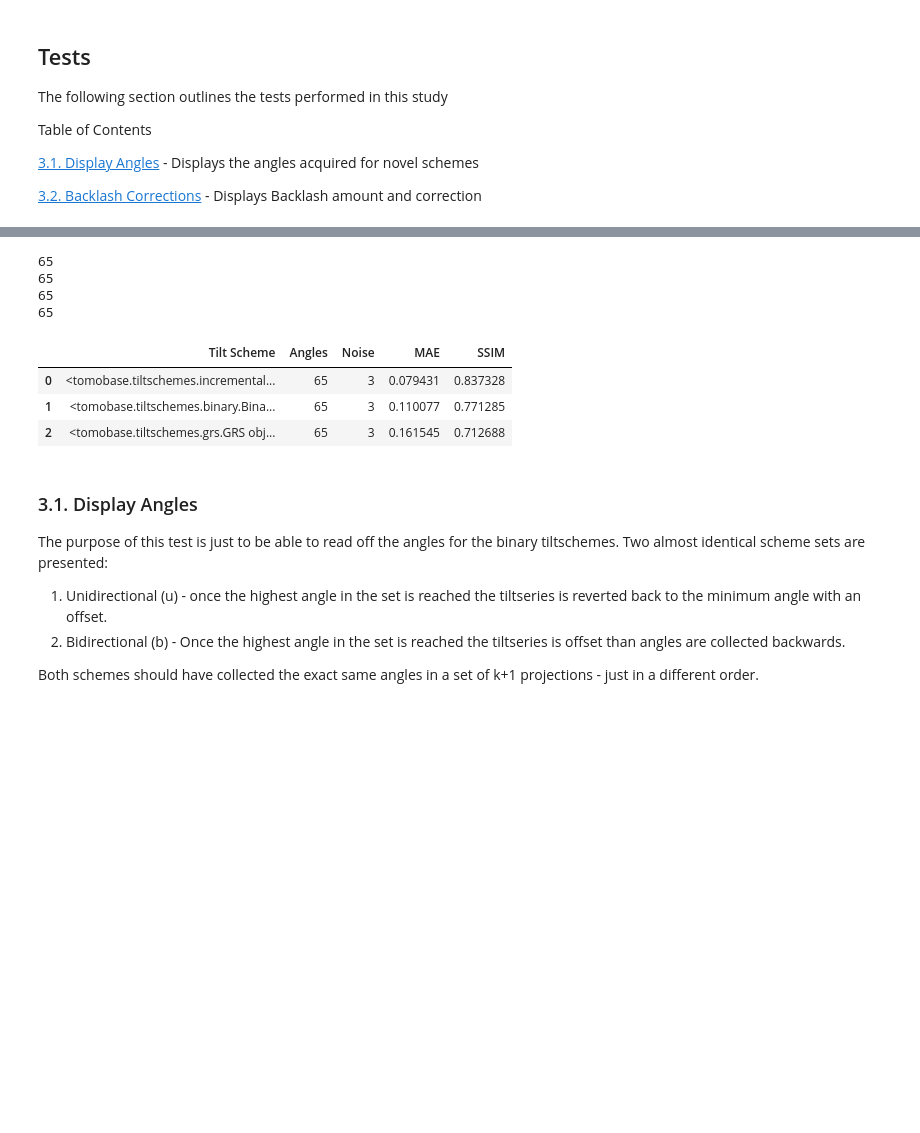
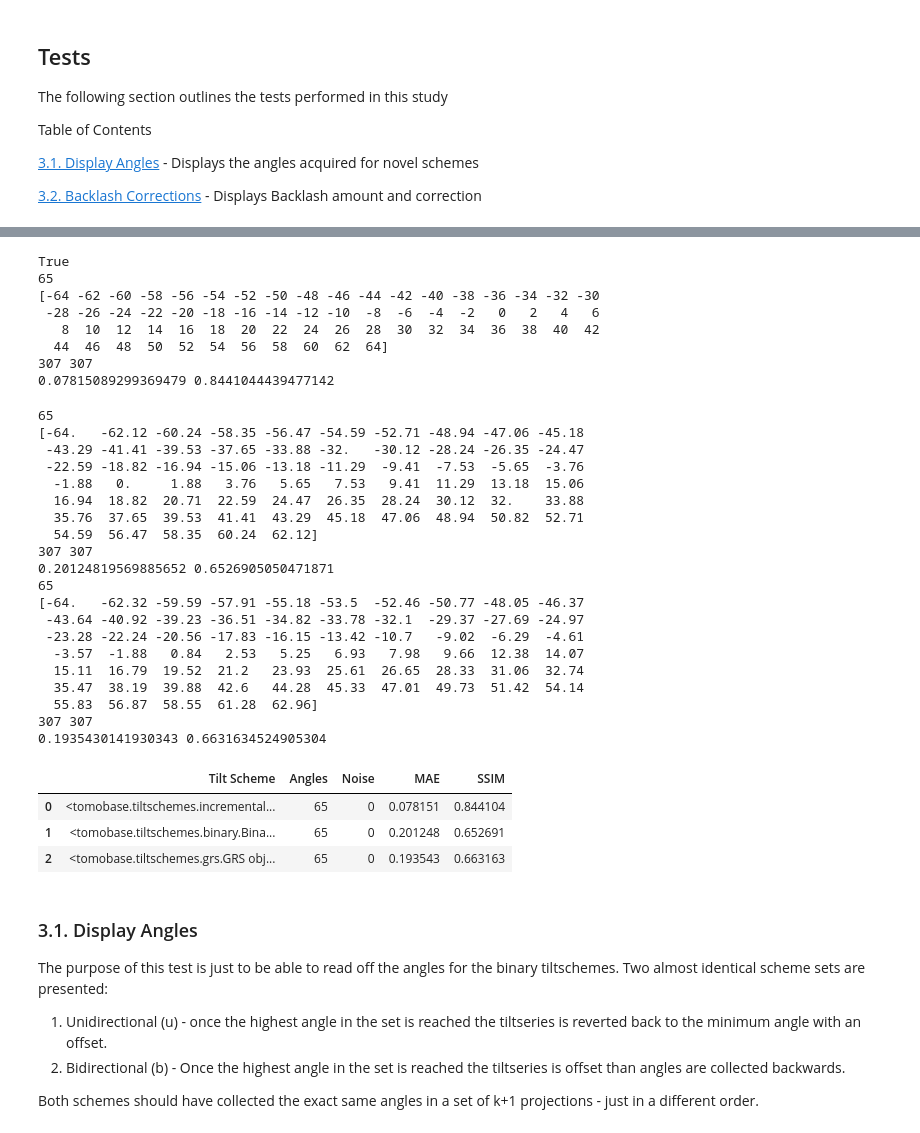
Before and after one commit to Tcraig088/tomobase, a Jupyter notebook: scripts/continuous_tomo.ipynb, the cells around one changed output, grey strips where cells are left out. Saved outputs shown, nothing was run; the diff lists cells and outputs as text; code cells hidden in the pictures; blank space fills up the shorter version.

Commit message:
work in progress: changes to viewer settings break weighted sirt algorithm

```diff
--- a/scripts/continuous_tomo.ipynb
+++ b/scripts/continuous_tomo.ipynb
@@ -196,10 +163,30 @@ Table of Contents
 
 [3.2. Backlash Corrections](#32-backlash) - Displays Backlash amount and correction
 # %%
+import tomobase
+import numpy as np
+import tomobase.phantoms
+import tomobase.processes
+import tomobase.processes.alignments
+import tomobase.tiltschemes
+import pandas as pd
+
+from skimage.metrics import peak_signal_noise_ratio, structural_similarity
+vol = tomobase.phantoms.nanocage()
+pd.set_option('display.max_rows', None)
+import astra
+print(astra.use_cuda())
+
+def get_required_schemes():
+    schemes = [ tomobase.tiltschemes.Incremental(-64, 64, 2),
+                tomobase.tiltschemes.Binary(-64, 64,k=8),
+               tomobase.tiltschemes.GRS(-64, 64,0)]
+    return schemes
+
 schemes = get_required_schemes()
 df = pd.DataFrame(columns=['Tilt Scheme', 'Angles','Noise', 'MAE', 'SSIM'])
 for scheme in schemes:
-    for noise in [3]:
+    for noise in [0]:
         angles = np.array([scheme.get_angle() for i in range(65)])
         sinogram = tomobase.processes.project(vol, angles)
         print(len(sinogram.angles))
@@ -207,9 +194,11 @@ for scheme in schemes:
             sinogram_noisy = sinogram
         else:
             sinogram_noisy = tomobase.processes.alignments.add_noise(sinogram)
-        rec = tomobase.processes.reconstruct_weighted_sirt(sinogram_noisy, iterations=100, weighted=True)
+        rec = tomobase.processes.reconstruct_weighted_sirt(sinogram_noisy, iterations=100, weighted=False)
+        #rec = tomobase.processes.reconstruct(sinogram_noisy, 'sirt', iterations=100)
         rmse = np.sqrt(np.mean((vol.data-rec.data)**2))
         ssim = structural_similarity(vol.data, rec.data, data_range=1.0)
+        print(rmse, ssim)
         new_row = {'Tilt Scheme': scheme, 'Angles': len(angles), 'Noise': noise, 'MAE': rmse, 'SSIM': ssim}
         new_row_df = pd.DataFrame([new_row])
 
@@ -222,8 +210,32 @@ display(df)
+True
 65
-65
-65
-65
+[-64 -62 -60 -58 -56 -54 -52 -50 -48 -46 -44 -42 -40 -38 -36 -34 -32 -30
+ -28 -26 -24 -22 -20 -18 -16 -14 -12 -10  -8  -6  -4  -2   0   2   4   6
+   8  10  12  14  16  18  20  22  24  26  28  30  32  34  36  38  40  42
+  44  46  48  50  52  54  56  58  60  62  64]
+307 307
+0.07815089299369479 0.8441044439477142
+65
+[-64.   -62.12 -60.24 -58.35 -56.47 -54.59 -52.71 -48.94 -47.06 -45.18
+ -43.29 -41.41 -39.53 -37.65 -33.88 -32.   -30.12 -28.24 -26.35 -24.47
+ -22.59 -18.82 -16.94 -15.06 -13.18 -11.29  -9.41  -7.53  -5.65  -3.76
+  -1.88   0.     1.88   3.76   5.65   7.53   9.41  11.29  13.18  15.06
+  16.94  18.82  20.71  22.59  24.47  26.35  28.24  30.12  32.    33.88
+  35.76  37.65  39.53  41.41  43.29  45.18  47.06  48.94  50.82  52.71
+  54.59  56.47  58.35  60.24  62.12]
+307 307
+0.20124819569885652 0.6526905050471871
+65
+[-64.   -62.32 -59.59 -57.91 -55.18 -53.5  -52.46 -50.77 -48.05 -46.37
+ -43.64 -40.92 -39.23 -36.51 -34.82 -33.78 -32.1  -29.37 -27.69 -24.97
+ -23.28 -22.24 -20.56 -17.83 -16.15 -13.42 -10.7   -9.02  -6.29  -4.61
+  -3.57  -1.88   0.84   2.53   5.25   6.93   7.98   9.66  12.38  14.07
+  15.11  16.79  19.52  21.2   23.93  25.61  26.65  28.33  31.06  32.74
+  35.47  38.19  39.88  42.6   44.28  45.33  47.01  49.73  51.42  54.14
+  55.83  56.87  58.55  61.28  62.96]
+307 307
+0.1935430141930343 0.6631634524905304
 |  | Tilt Scheme | Angles | Noise | MAE | SSIM |
-| 0 | <tomobase.tiltschemes.incremental... | 65 | 3 | 0.079431 | 0.837328 |
-| 1 | <tomobase.tiltschemes.binary.Bina... | 65 | 3 | 0.110077 | 0.771285 |
-| 2 | <tomobase.tiltschemes.grs.GRS obj... | 65 | 3 | 0.161545 | 0.712688 |
+| 0 | <tomobase.tiltschemes.incremental... | 65 | 0 | 0.078151 | 0.844104 |
+| 1 | <tomobase.tiltschemes.binary.Bina... | 65 | 0 | 0.201248 | 0.652691 |
+| 2 | <tomobase.tiltschemes.grs.GRS obj... | 65 | 0 | 0.193543 | 0.663163 |
```
Also changed, not shown: parts of 11 cells of this notebook, 3 other files.
